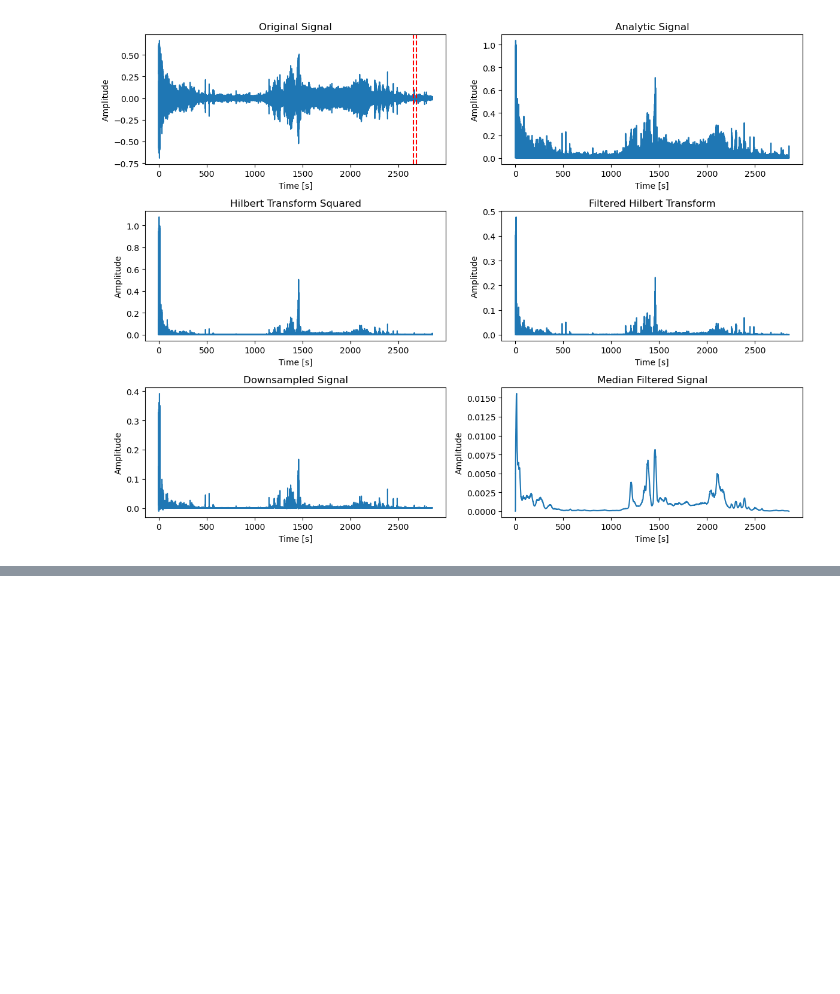
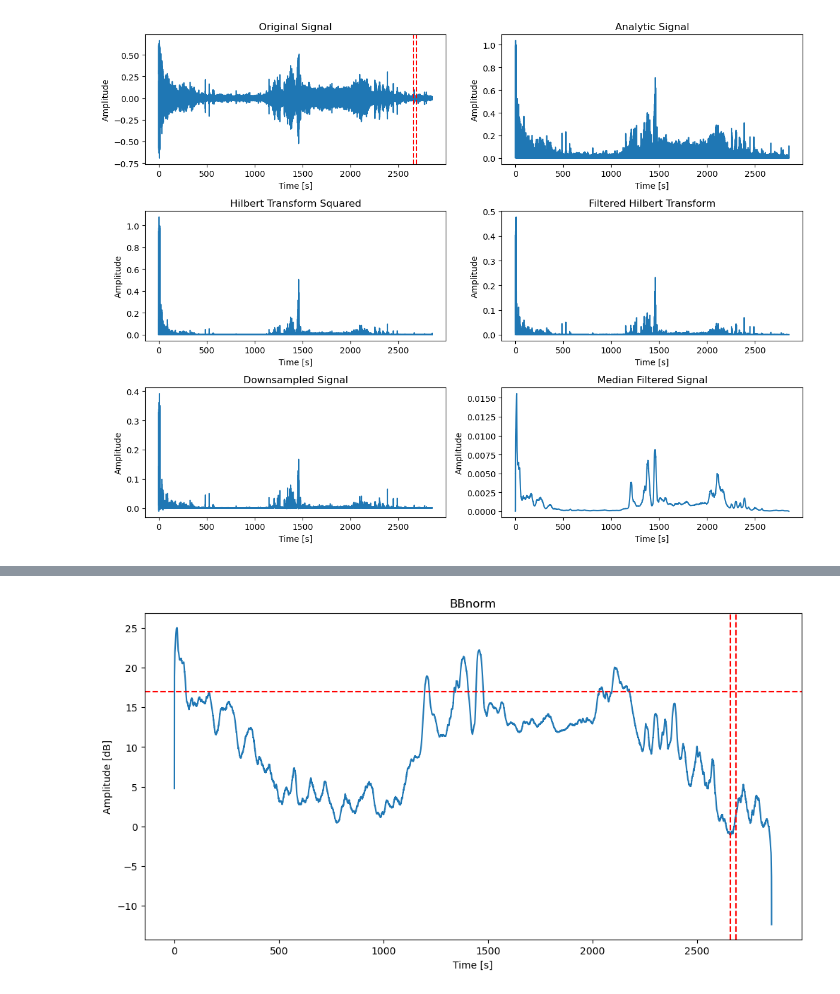
Before and after one commit to josigar123/hydrophonic-detection, a Jupyter notebook: data/Processing_scripts/Broadband_temp.ipynb, the cells around one changed output, grey strips where cells are left out. Drawn from its saved outputs; the diff is of its cells as text; code cells hidden in the pictures; blank space fills up the shorter version.

```diff
--- a/data/Processing_scripts/Broadband_temp.ipynb
+++ b/data/Processing_scripts/Broadband_temp.ipynb
@@ -421,0 +500,98 @@ Noise = -31.633548736572266 dB
+# %%
+import librosa  # Library for audio analysis
+import numpy as np  # Library for numerical operations
+import scipy.signal as signal  # Signal processing functions
+from scipy.signal import resample_poly, hilbert  # Resampling and Hilbert transform
+import matplotlib.pyplot as plt  # For plotting the results
+
+# Parameters for the processing
+input_file = "/Users/christofferaaseth/Documents/GitHub/hydrophonic-detection/Sound_data/2.wav"  # Path to the input audio file
+Fds = 3000  # Desired sampling frequency for downsampling
+medfilt_window = 15  # Window size for the median filter
+trigger = 17  # Trigger threshold for detecting events
+plot = True  # Whether to plot the results or not
+
+# Load audio data from the input file
+data_org, sr = librosa.load(input_file)  # Load the file, returns the audio signal and its sampling rate
+
+# Adjust window size based on audio length
+window_size = int((len(data_org) / sr) * 0.01)  # Window size as a fraction of the total signal length
+
+# Downsample the original audio data to the desired sampling frequency
+data_offcet = resample_poly(data_org, 1, int(sr / Fds))  # Resampling the signal to Fds
+
+# Remove DC offset by subtracting the mean value
+data = data_offcet - np.mean(data_offcet)  # Remove the mean (DC offset)
+
+# Apply Hilbert transform to the signal, take the absolute value, square the result (power envelope), and then apply a median filter
+# to smooth the squared analytic signal. The window size for the median filter is defined by `medfilt_window`.
+envelope = signal.medfilt(np.square(np.abs(hilbert(data))),medfilt_window)
+
+# Downsample the filtered signal
+DS_Sx = resample_poly(envelope, 1, medfilt_window)  # Resample by the median filter window size
+DS_Fs = Fds / medfilt_window  # New sampling rate after downsampling
+DS_t = np.linspace(0, (len(DS_Sx) / DS_Fs), len(DS_Sx))  # Time vector for the downsampled signal
+
+# Define kernel size for the median filter based on window size
+kernel_size = int(window_size * DS_Fs) | 1  # Ensure odd size
+signal_med = signal.medfilt(DS_Sx, kernel_size)  # Apply median filter for further noise removal
+
+# Auto noise detection: Identify long segments of similar values
+signal_med2 = signal_med[kernel_size:-kernel_size]  # Remove edges affected by filter size
+
+# Step 1: Identify consecutive regions with the same value (groups)
+indices = np.arange(len(signal_med2))  # Create an array of indices
+groups = np.split(indices, np.where(np.diff(signal_med2) != 0)[0] + 1)  # Split into groups of similar values
+
+# Step 2: Compute the average amplitude for each group
+group_averages = np.array([np.mean(signal_med2[g]) for g in groups])
+
+# Step 3: Define a threshold based on the lowest average amplitude
+min_avg = np.min(group_averages)  # Minimum group average
+threshold = min_avg * 1.5  # Threshold to allow some variation
+
+# Step 4: Find the longest group that is below the threshold
+valid_groups = [g for g, avg in zip(groups, group_averages) if avg <= threshold]
+longest_group = max(valid_groups, key=len) if valid_groups else None  # Longest valid group
+
+if longest_group is None or len(longest_group) == 0:
+    middle_index = None  # No valid group found
+
+# Step 5: Determine the middle index of the longest group
+middle_index = kernel_size + longest_group[len(longest_group) // 2]
+# Calculate the noise start and stop indices based on the middle of the group
+nosie_start = int(middle_index - (window_size * DS_Fs // 2))
+nosie_stop = int(middle_index + (window_size * DS_Fs // 2))
+nosie = np.mean(signal_med[nosie_start:nosie_stop])  # Calculate the noise level
+print(f"nosie = {10 * np.log10(nosie)}")  # Print the noise level in dB
+
+# Normalize the signal by the noise level and subtract the trigger threshold
+signal_vals = 10 * np.log10(signal_med / nosie) - trigger
+
+# Try to detect trigger times based on the normalized signal
+try:
+    # Indices where the signal exceeds threshold
+    indices = np.where((signal_vals[:-1] <= 0) & (signal_vals[1:] > 0))[0]
+    Trigger_time = indices / DS_Fs  # Convert indices to time
+except:
+    Trigger_time = None  # Set to None if no triggers are found
+    print("Warning: Trigger is too high")  # Inform the user if no trigger time is registered
+    print("No trigger time registered")
+
+# If plotting is enabled, plot the results
+if plot == True:
+    BBnorm_t = np.linspace(0, (len(signal_vals) / DS_Fs), len(signal_vals))  # Time vector for the normalized signal
+
+    plt.figure(figsize=(12, 6))  # Set up the figure for plotting
+    plt.plot(BBnorm_t, signal_vals + trigger)  # Plot the normalized signal
+    plt.axhline(y=trigger, color='red', linestyle='--', label="Trigger")  # Plot the trigger threshold
+    plt.axvline(x=nosie_start / DS_Fs, color='red', linestyle='--')  # Mark the start of the noise window
+    plt.axvline(x=nosie_stop / DS_Fs, color='red', linestyle='--')  # Mark the end of the noise window
+    plt.title("BBnorm")  # Title of the plot
+    plt.xlabel("Time [s]")  # X-axis label
+    plt.ylabel("Amplitude [dB]")  # Y-axis label
+    plt.show()  # Show the plot
+
+
+#return Trigger_time  # Uncomment to return the trigger time if needed
+# %% [output]
@@ -421,0 +601 @@ Noise = -31.633548736572266 dB
+[figure, added]
```
Also changed, not shown: parts of 6 cells of this notebook, 2 other files.
